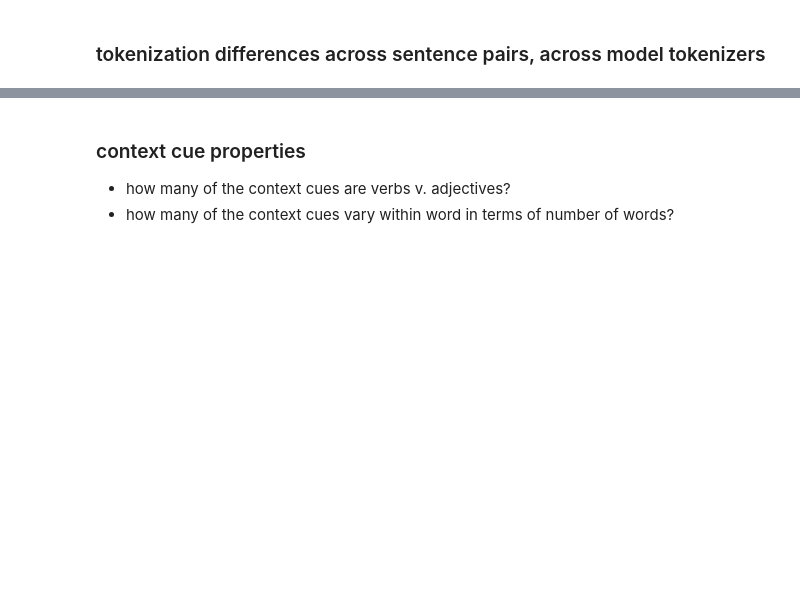
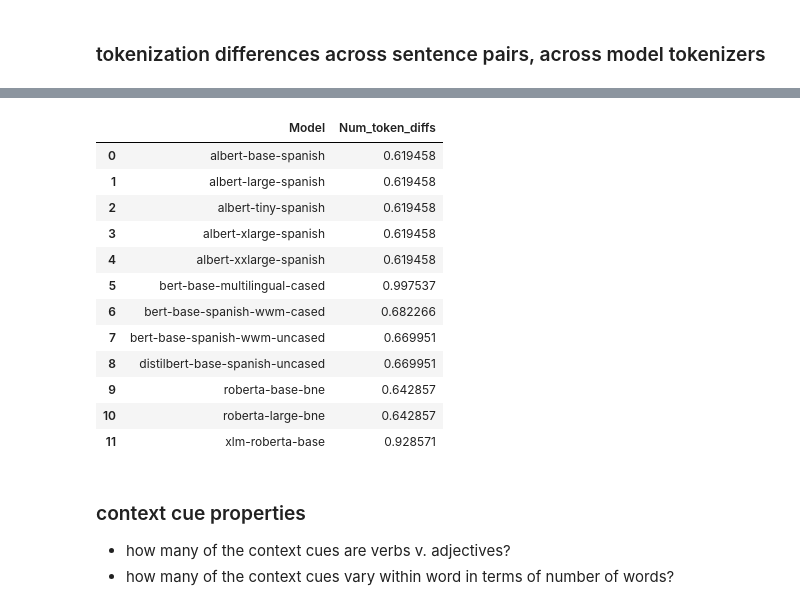
Before and after one commit to seantrott/spanish_norms, a Jupyter notebook: notebooks/sawc-dataset-properties.ipynb, the cells around one changed output, grey strips where cells are left out. Cells and saved outputs as stored; diff of their text form; code cells hidden in the pictures; blank space fills up the shorter version.

```diff
--- a/notebooks/sawc-dataset-properties.ipynb
+++ b/notebooks/sawc-dataset-properties.ipynb
@@ -198,3 +211,19 @@ token_properties["Num_token_diffs"] = np.abs(token_properties["Num_tokens_s1"] -
+# %%
+token_properties[["Model","Num_token_diffs"]].groupby("Model").mean().reset_index()
+# %% [output]
+|  | Model | Num_token_diffs |
+| 0 | albert-base-spanish | 0.619458 |
+| 1 | albert-large-spanish | 0.619458 |
+| 2 | albert-tiny-spanish | 0.619458 |
+| 3 | albert-xlarge-spanish | 0.619458 |
+| 4 | albert-xxlarge-spanish | 0.619458 |
+| 5 | bert-base-multilingual-cased | 0.997537 |
+| 6 | bert-base-spanish-wwm-cased | 0.682266 |
+| 7 | bert-base-spanish-wwm-uncased | 0.669951 |
+| 8 | distilbert-base-spanish-uncased | 0.669951 |
+| 9 | roberta-base-bne | 0.642857 |
+| 10 | roberta-large-bne | 0.642857 |
+| 11 | xlm-roberta-base | 0.928571 |
 # %% [markdown]
 ### context cue properties
 * how many of the context cues are verbs v. adjectives?
```
Also changed, not shown: parts of 4 cells of this notebook, 1 other file.
